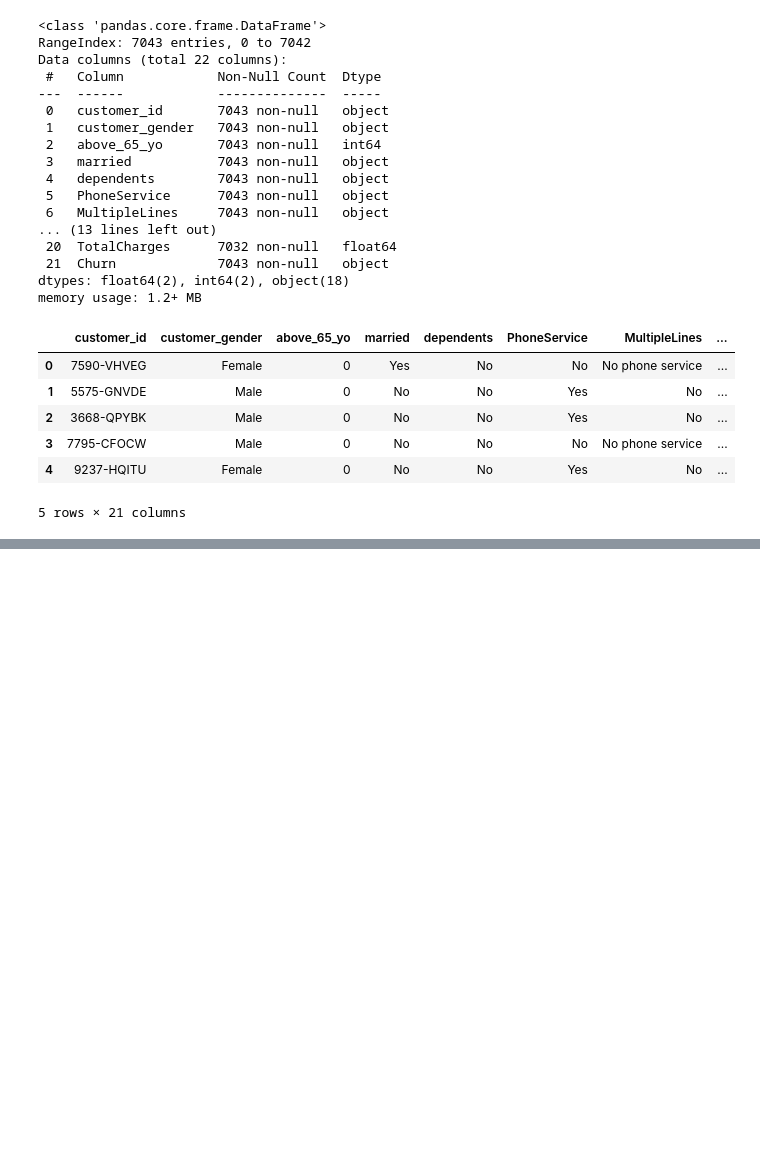
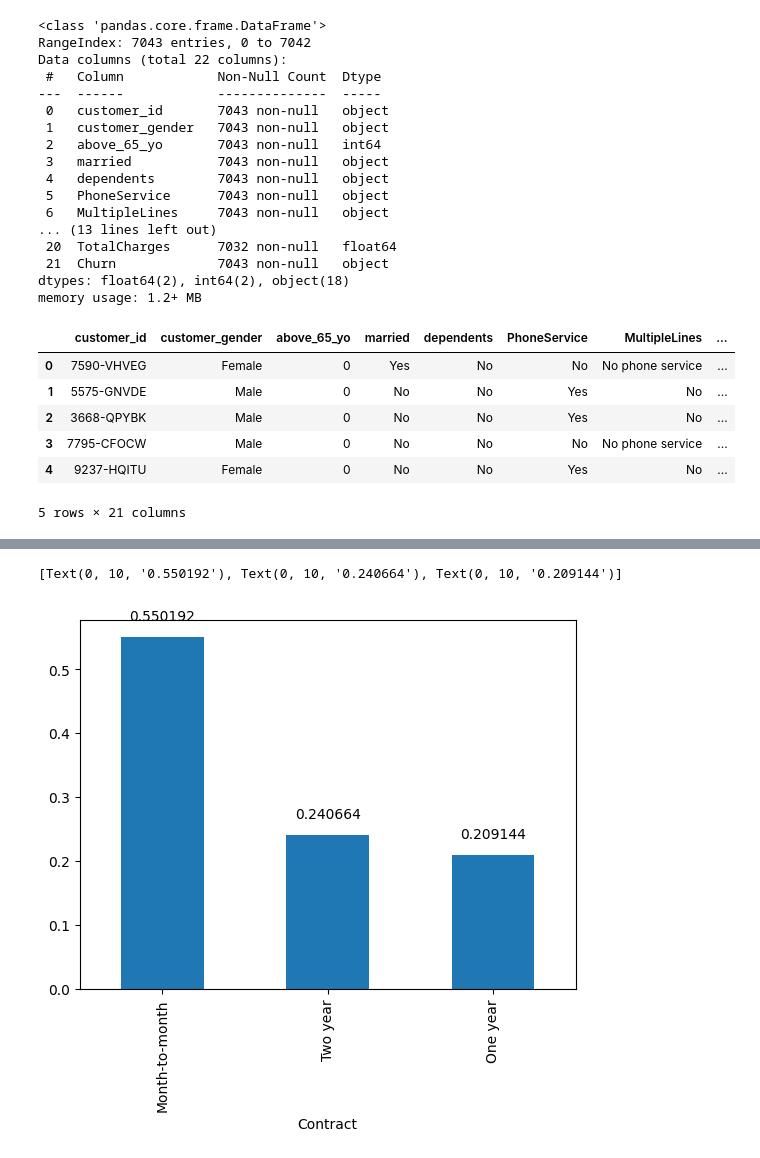
Before and after one commit to denniscosta13/inteligencia_artificial, a Jupyter notebook: eda/eda_churn.ipynb, the cells around one changed output, grey strips where cells are left out. Saved outputs shown, nothing was run; the diff lists cells and outputs as text; code cells hidden in the pictures; blank space fills up the shorter version.

```diff
--- a/eda/eda_churn.ipynb
+++ b/eda/eda_churn.ipynb
@@ -390,0 +645,11 @@ df_churn.head()
+# %%
+# Plot distribuição Contract (Percentual)
+ax = df_churn.Contract.value_counts(normalize=True).plot.bar()
+ax.bar_label(
+    ax.containers[0],
+    label_type='edge',
+    padding=10
+)
+# %% [output]
+[Text(0, 10, '0.550192'), Text(0, 10, '0.240664'), Text(0, 10, '0.209144')]
+[figure, added]
```
Also changed, not shown: parts of 35 cells of this notebook.
